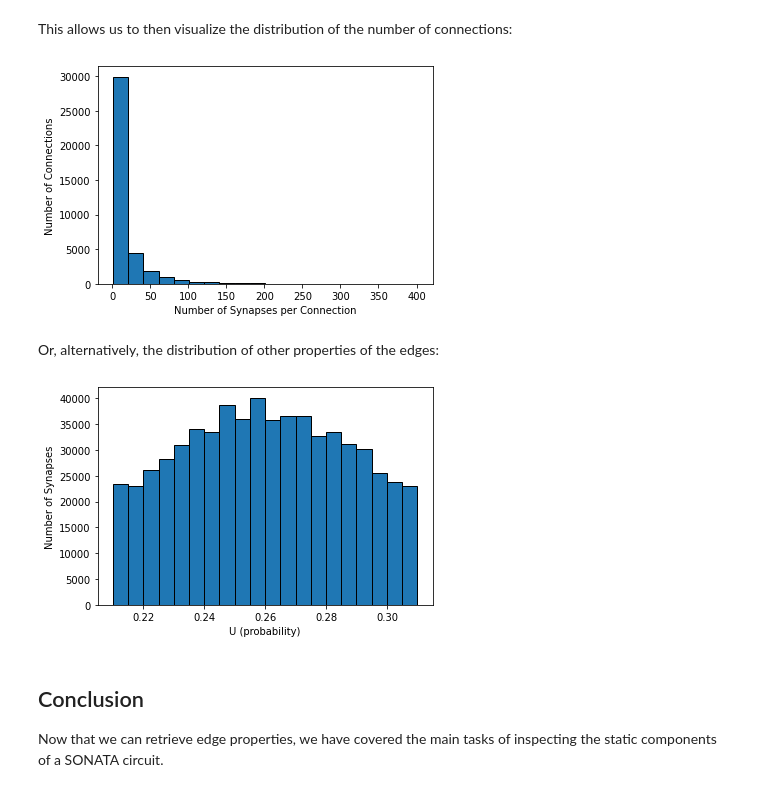
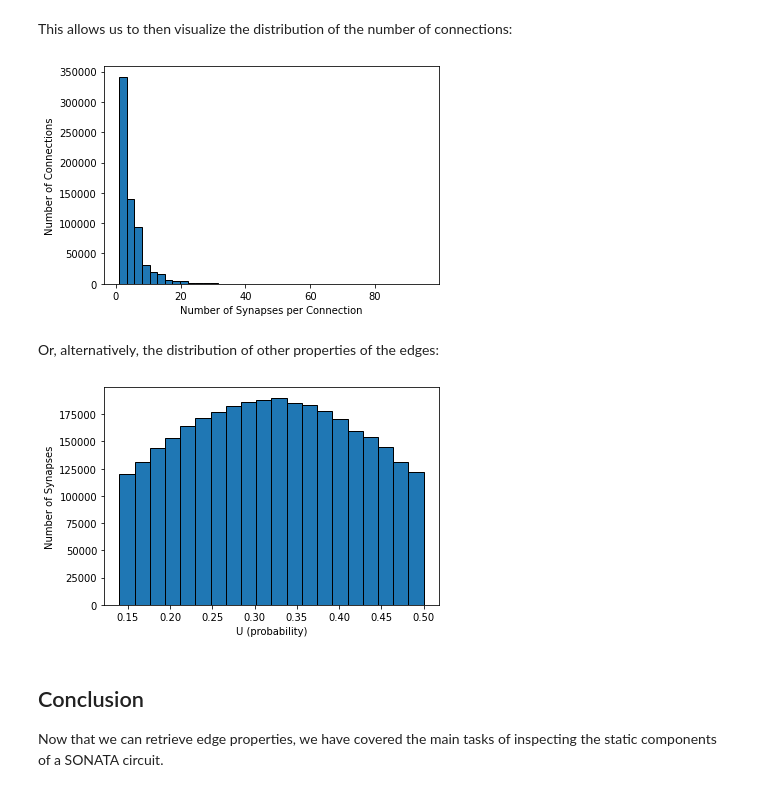
Before and after one commit to BlueBrain/snap, a Jupyter notebook: doc/source/notebooks/04_edge_properties.ipynb, the cells around one changed output. Cells and saved outputs as stored; diff of their text form; code cells hidden in the pictures.

```diff
--- a/doc/source/notebooks/04_edge_properties.ipynb
+++ b/doc/source/notebooks/04_edge_properties.ipynb
@@ -11,9 +11,11 @@ import matplotlib.pyplot as plt
 %matplotlib inline
 
 # load the circuit and store the node population
-circuit_path = "/gpfs/bbp.cscs.ch/project/proj30/hippocampus/single_column/sonata/struct_circuit_config.json"
+circuit_path = "sonata/circuit_sonata.json"
 circuit = bluepysnap.Circuit(circuit_path)
-edge_population = circuit.edges["All"]
+
+# we can also find other edge names with "circuit.edges.population_names"
+edge_population = circuit.edges["thalamus_neurons__thalamus_neurons__chemical"]
 edge_population.property_names
 # %% [output]
 {'@source_node',
@@ -47,22 +49,20 @@ Population size: 14738826
 # %% [markdown]
 We can query the edges between sections of nodes with specific m-types, and retrieve their properties:
 # %%
-pre = {'mtype': 'SP_Ivy'}
-post = {'mtype': 'SR_SCA'}
+post= {'mtype': 'VPL_TC', 'region': 'mc2;VPL'}
+pre = {'mtype': 'Rt_RC', 'region': 'mc2;Rt'}
 
 synapses = edge_population.pathway_edges(
-    source=pre, target=post,
-    properties=['efferent_section_id', 'afferent_section_id', 'u_syn']
-)
+    source=pre, target=post, properties=['@source_node', '@target_node', 'u_syn'])
 # %% [markdown]
 This allows us to then visualize the distribution of the number of connections:
 # %%
-df = synapses.groupby(['efferent_section_id', 'afferent_section_id']).size()
-ax = df.hist(bins=20, edgecolor='black', grid=False)
+df = synapses.groupby(['@source_node', '@target_node']).size()
+ax = df.hist(bins=40,edgecolor='black', grid=False)
 ax.set_xlabel('Number of Synapses per Connection')
 ax.set_ylabel('Number of Connections');
 # %% [output]
-[figure, old version]
+[figure, new version]
 # %% [markdown]
 Or, alternatively, the distribution of other properties of the edges:
 # %%
@@ -71,7 +71,7 @@ ax = df.hist(bins=20, edgecolor='black', grid=False)
 ax.set_xlabel('U (probability)')
 ax.set_ylabel('Number of Synapses');
 # %% [output]
-[figure, old version]
+[figure, new version]
 # %% [markdown]
 ## Conclusion
 Now that we can retrieve edge properties, we have covered the main tasks of inspecting the static components of a SONATA circuit.
```
Also changed, not shown: parts of 3 cells of this notebook, 3 other files.
